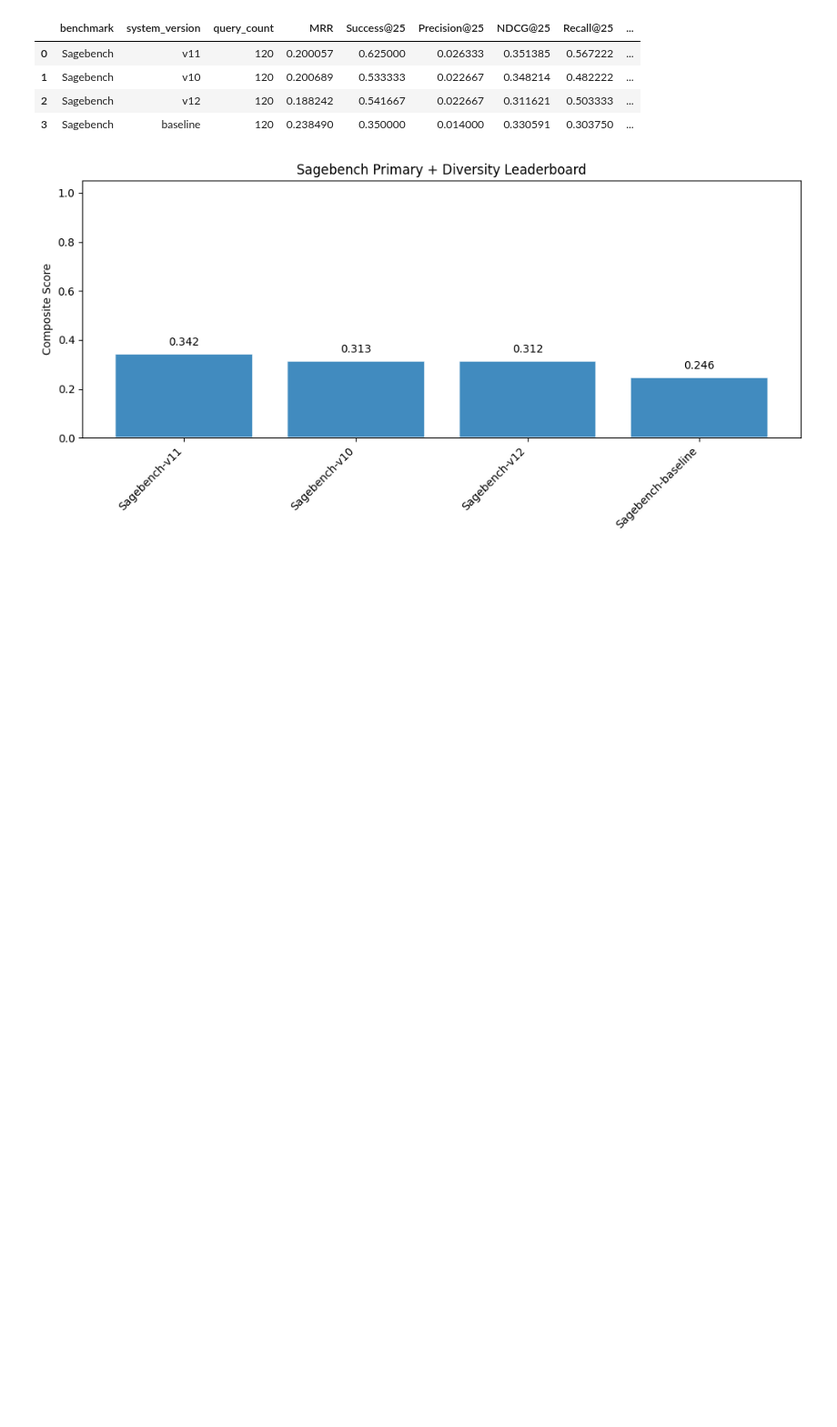
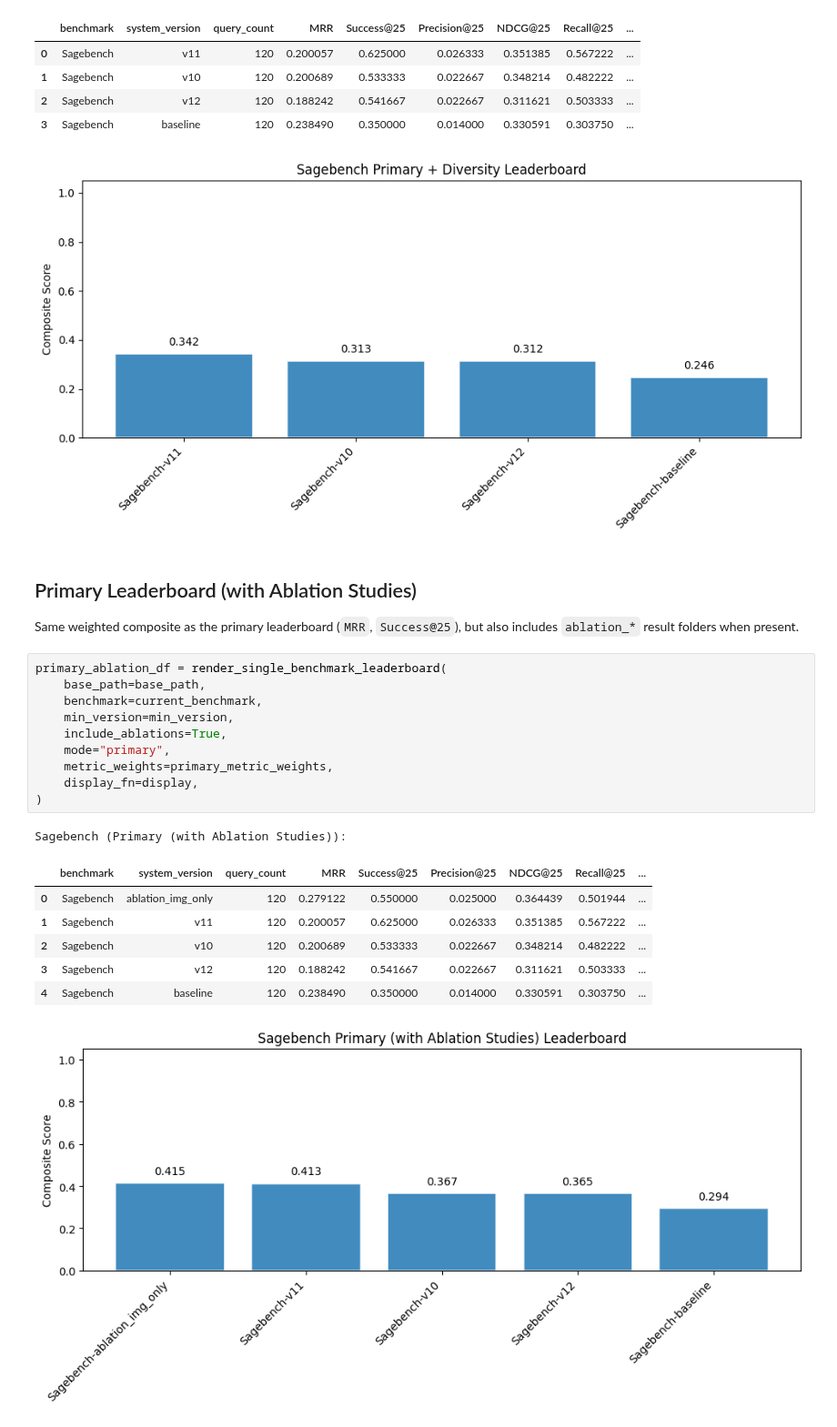
Before and after one commit to waggle-sensor/sage-nrp-image-search, a Jupyter notebook: benchmarking/benchmarks/Sagebench/results/leaderboard.ipynb, the cells around one changed output. Shown at 91% size. Cells and saved outputs as stored; diff of their text form; blank space fills up the shorter version.

```diff
--- a/benchmarking/benchmarks/Sagebench/results/leaderboard.ipynb
+++ b/benchmarking/benchmarks/Sagebench/results/leaderboard.ipynb
@@ -90,3 +93,26 @@ Sagebench (Primary + Diversity):
 | 2 | Sagebench | v12 | 120 | 0.188242 | 0.541667 | 0.022667 | 0.311621 | 0.503333 | ... |
 | 3 | Sagebench | baseline | 120 | 0.238490 | 0.350000 | 0.014000 | 0.330591 | 0.303750 | ... |
 [figure]
+# %% [markdown]
+## Primary Leaderboard (with Ablation Studies)
+
+Same weighted composite as the primary leaderboard (`MRR`, `Success@25`), but also includes `ablation_*` result folders when present.
+# %%
+primary_ablation_df = render_single_benchmark_leaderboard(
+    base_path=base_path,
+    benchmark=current_benchmark,
+    min_version=min_version,
+    include_ablations=True,
+    mode="primary",
+    metric_weights=primary_metric_weights,
+    display_fn=display,
+)
+# %% [output]
+Sagebench (Primary (with Ablation Studies)):
+|  | benchmark | system_version | query_count | MRR | Success@25 | Precision@25 | NDCG@25 | Recall@25 | ... |
+| 0 | Sagebench | ablation_img_only | 120 | 0.279122 | 0.550000 | 0.025000 | 0.364439 | 0.501944 | ... |
+| 1 | Sagebench | v11 | 120 | 0.200057 | 0.625000 | 0.026333 | 0.351385 | 0.567222 | ... |
+| 2 | Sagebench | v10 | 120 | 0.200689 | 0.533333 | 0.022667 | 0.348214 | 0.482222 | ... |
+| 3 | Sagebench | v12 | 120 | 0.188242 | 0.541667 | 0.022667 | 0.311621 | 0.503333 | ... |
+| 4 | Sagebench | baseline | 120 | 0.238490 | 0.350000 | 0.014000 | 0.330591 | 0.303750 | ... |
+[figure, added]
```
Also changed, not shown: parts of 1 cell of this notebook, 6 other files.
